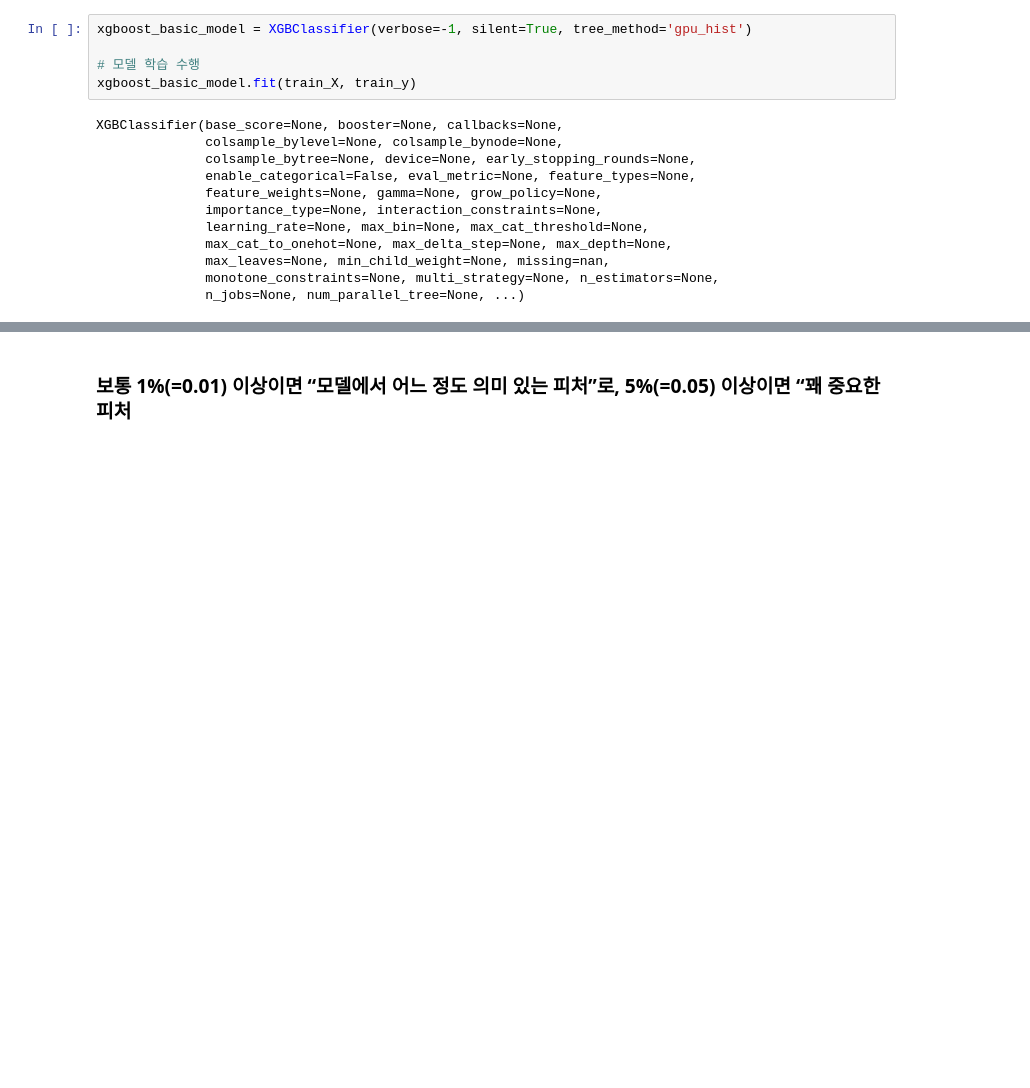
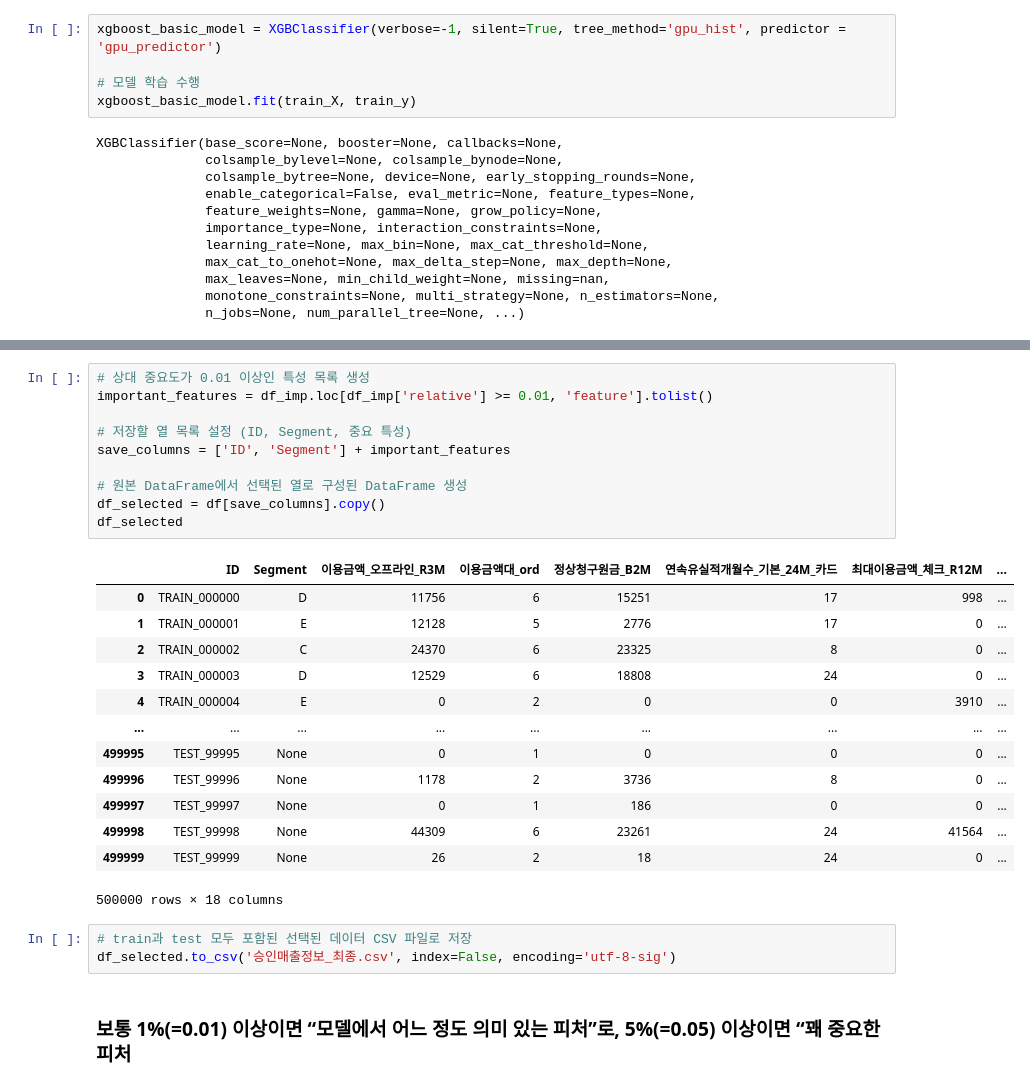
Before and after one commit to ming111777/dung2, a Jupyter notebook: Final project/머신러닝/XGBoost/승인매출정보_XGBoost.ipynb, the cells around one changed output, grey strips where cells are left out. Drawn from its saved outputs; the diff is of its cells as text; blank space fills up the shorter version.

```diff
--- a/Final project/머신러닝/채널정보_XGBoost.ipynb
+++ b/Final project/머신러닝/XGBoost/승인매출정보_XGBoost.ipynb
@@ -138,7 +181,7 @@ test_X  = scaler.transform(test_X)
 # %% [markdown]
 ### XGBoost
 # %%
-xgboost_basic_model = XGBClassifier(verbose=-1, silent=True, tree_method='gpu_hist')
+xgboost_basic_model = XGBClassifier(verbose=-1, silent=True, tree_method='gpu_hist', predictor = 'gpu_predictor')
 
 # 모델 학습 수행
 xgboost_basic_model.fit(train_X, train_y)
@@ -223,2 +263,29 @@ print(df_imp.head(10))
+# %%
+# 상대 중요도가 0.01 이상인 특성 목록 생성
+important_features = df_imp.loc[df_imp['relative'] >= 0.01, 'feature'].tolist()
+
+# 저장할 열 목록 설정 (ID, Segment, 중요 특성)
+save_columns = ['ID', 'Segment'] + important_features
+
+# 원본 DataFrame에서 선택된 열로 구성된 DataFrame 생성
+df_selected = df[save_columns].copy()
+df_selected
+# %% [output]
+|  | ID | Segment | 이용금액_오프라인_R3M | 이용금액대_ord | 정상청구원금_B2M | 연속유실적개월수_기본_24M_카드 | 최대이용금액_체크_R12M | ... |
+| 0 | TRAIN_000000 | D | 11756 | 6 | 15251 | 17 | 998 | ... |
+| 1 | TRAIN_000001 | E | 12128 | 5 | 2776 | 17 | 0 | ... |
+| 2 | TRAIN_000002 | C | 24370 | 6 | 23325 | 8 | 0 | ... |
+| 3 | TRAIN_000003 | D | 12529 | 6 | 18808 | 24 | 0 | ... |
+| 4 | TRAIN_000004 | E | 0 | 2 | 0 | 0 | 3910 | ... |
+| ... | ... | ... | ... | ... | ... | ... | ... | ... |
+| 499995 | TEST_99995 | None | 0 | 1 | 0 | 0 | 0 | ... |
+| 499996 | TEST_99996 | None | 1178 | 2 | 3736 | 8 | 0 | ... |
+| 499997 | TEST_99997 | None | 0 | 1 | 186 | 0 | 0 | ... |
+| 499998 | TEST_99998 | None | 44309 | 6 | 23261 | 24 | 41564 | ... |
+| 499999 | TEST_99999 | None | 26 | 2 | 18 | 24 | 0 | ... |
+500000 rows × 18 columns
+# %%
+# train과 test 모두 포함된 선택된 데이터 CSV 파일로 저장
+df_selected.to_csv('승인매출정보_최종.csv', index=False, encoding='utf-8-sig')
 # %% [markdown]
 ### 보통 1%(=0.01) 이상이면 “모델에서 어느 정도 의미 있는 피처”로, 5%(=0.05) 이상이면 “꽤 중요한 피처
```
Also changed, not shown: parts of 6 cells of this notebook, 5 other files.
